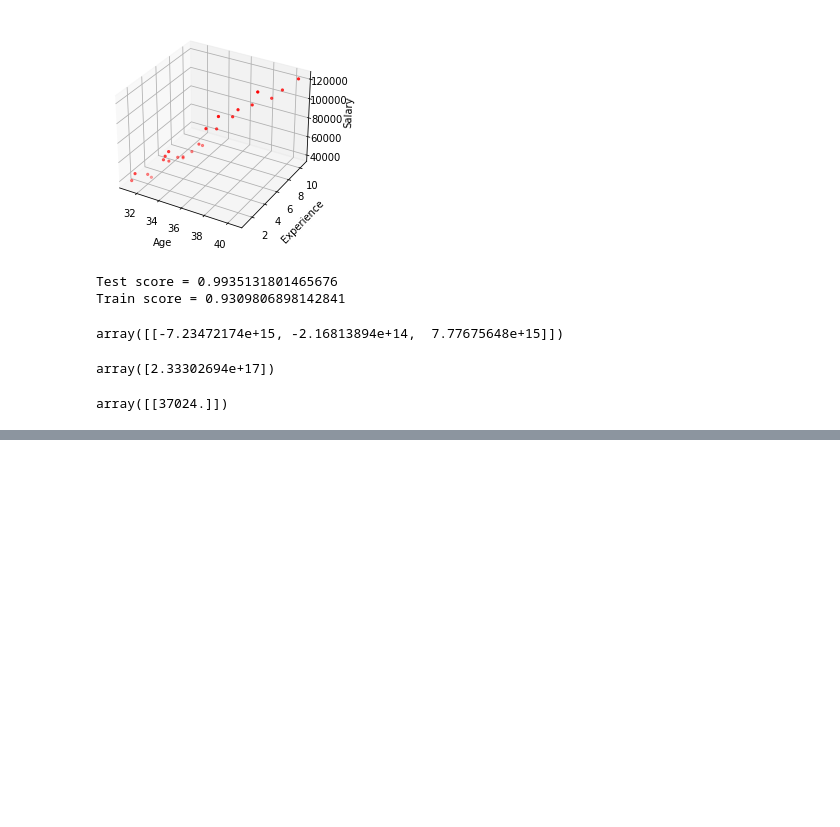
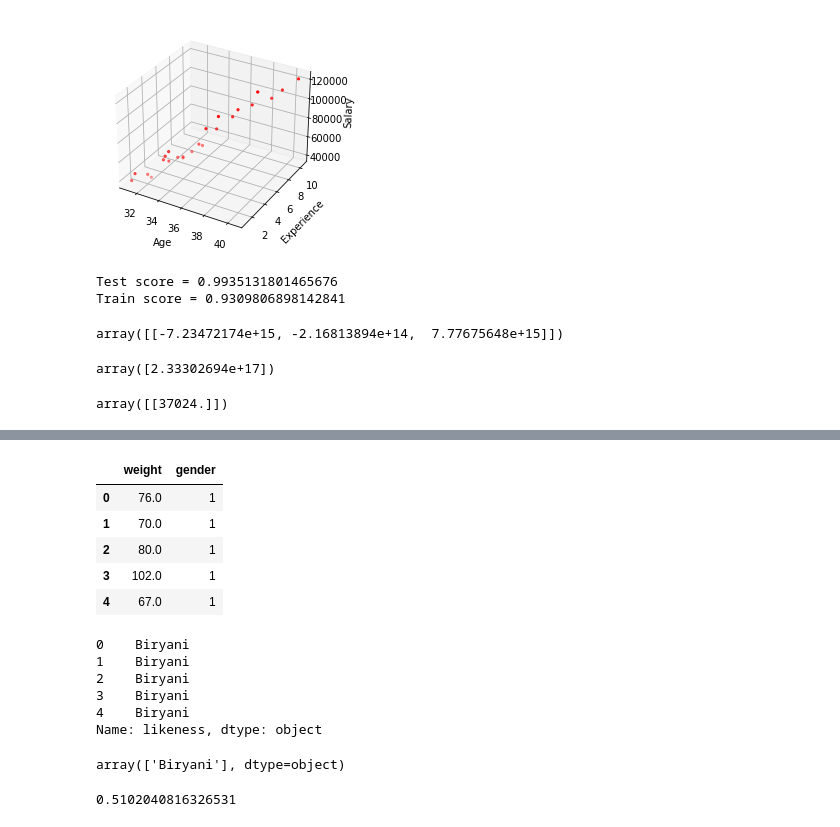
Before and after one commit to dilshad-geol/Data-Science-with-Python, a Jupyter notebook: 00_Everthing_in_Complete_Notebook.ipynb, the cells around one changed output, grey strips where cells are left out. Cells and saved outputs as stored; diff of their text form; code cells hidden in the pictures; blank space fills up the shorter version.

```diff
--- a/00_Everthing_in_Complete_Notebook.ipynb
+++ b/00_Everthing_in_Complete_Notebook.ipynb
@@ -4723,0 +4754,18 @@ array([[37024.]])
+# %%
+X.head()
+# %% [output]
+|  | weight | gender |
+| 0 | 76.0 | 1 |
+| 1 | 70.0 | 1 |
+| 2 | 80.0 | 1 |
+| 3 | 102.0 | 1 |
+| 4 | 67.0 | 1 |
+# %%
+y.head()
+# %% [output]
+0    Biryani
+1    Biryani
+2    Biryani
+3    Biryani
+4    Biryani
+Name: likeness, dtype: object
@@ -4723,0 +4778,5 @@ array([[37024.]])
+# %%
+# Prediction ([[weight,gender]])
+model.predict([[18,0]])
+# %% [output]
+array(['Biryani'], dtype=object)
@@ -4723,0 +4791,16 @@ array([[37024.]])
+# %%
+# create a model
+model = DecisionTreeClassifier()
+
+# fitting the  model
+model.fit(X_train, y_train)
+
+predicted_values = model.predict(X_test)
+predicted_values
+
+# checking acuracy score
+# y_test = actual_values
+score = accuracy_score(y_test, predicted_values)
+score
+# %% [output]
+0.5102040816326531
```
Also changed, not shown: parts of 9 cells of this notebook, 3 other files.
